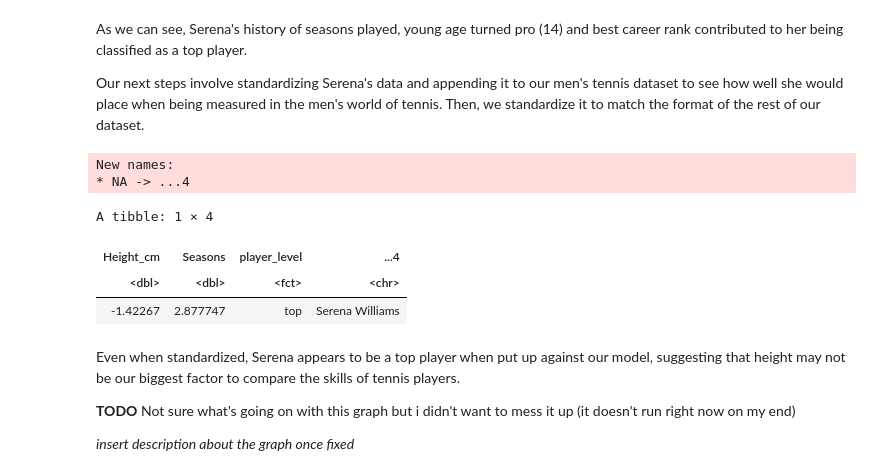
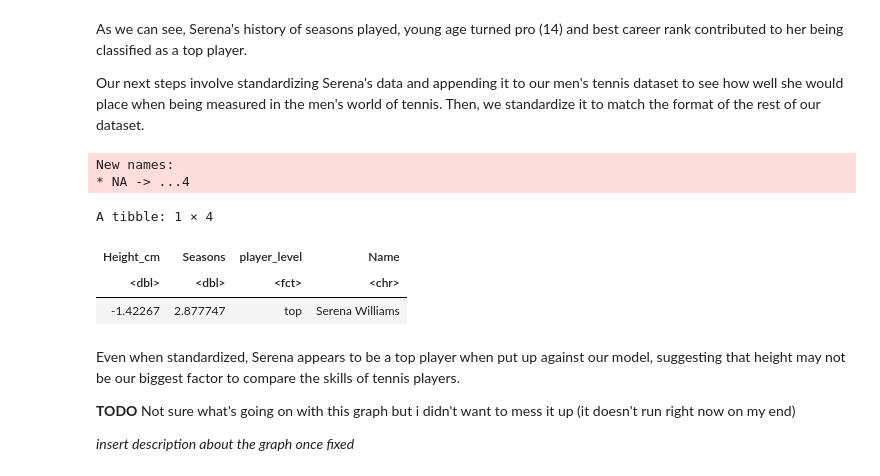
Before and after one commit to sandraradic/Tennis-Classification-Model, a Jupyter notebook: project_proposal.ipynb, the cells around one changed output. Cells and saved outputs as stored; diff of their text form; code cells hidden in the pictures.

```diff
--- a/project_proposal.ipynb
+++ b/project_proposal.ipynb
@@ -422,24 +416,25 @@ Our next steps involve standardizing Serena's data and appending it to our men's
 # %%
 #combine serena prediction with rows of the training dataset
 player_training_with_serena <- rbind(player_stats_training, serena_prediction)
 
 #create recipe to help with standardization process
 serena_recipe <- recipe(player_level ~ + Height_cm + Seasons, data = player_training_with_serena) %>%
    step_scale(all_predictors()) %>%
    step_center(all_predictors()) %>%
    prep()
 
 serena_standardized <- bake(serena_recipe, player_training_with_serena) %>%
      bind_cols(player_training_with_serena$Name)
 
 serena_standardized <- serena_standardized %>%
-    filter(...4 == "Serena Williams") # ..4 is the name of Serena
+    rename(Name = "...4") %>%
+    filter(Name == "Serena Williams") # ..4 is the name of Serena
 serena_standardized
 # %% [output]
 New names:
 * NA -> ...4
 A tibble: 1 × 4
-| Height_cm | Seasons | player_level | ...4 |
+| Height_cm | Seasons | player_level | Name |
 | <dbl> | <dbl> | <fct> | <chr> |
 | -1.42267 | 2.877747 | top | Serena Williams |
 # %% [markdown]
```
Also changed, not shown: parts of 6 cells of this notebook.
